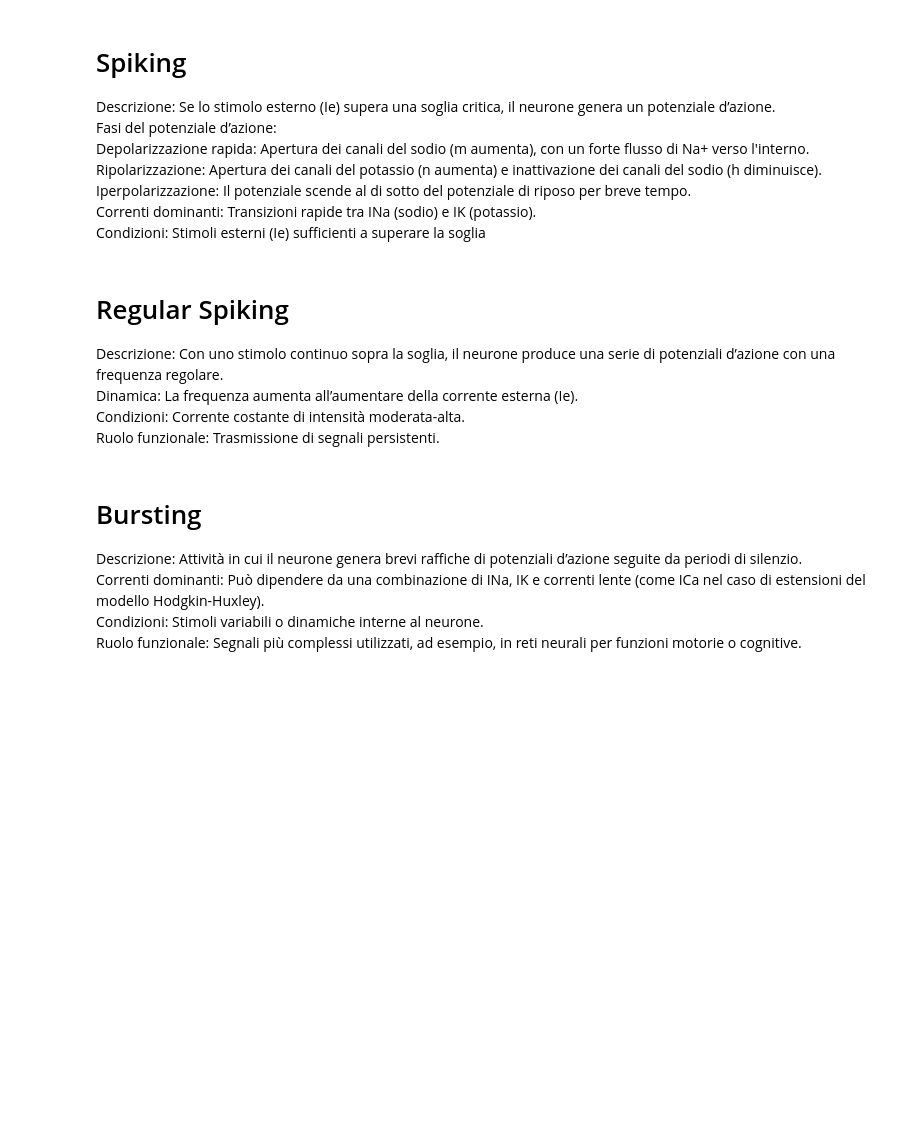
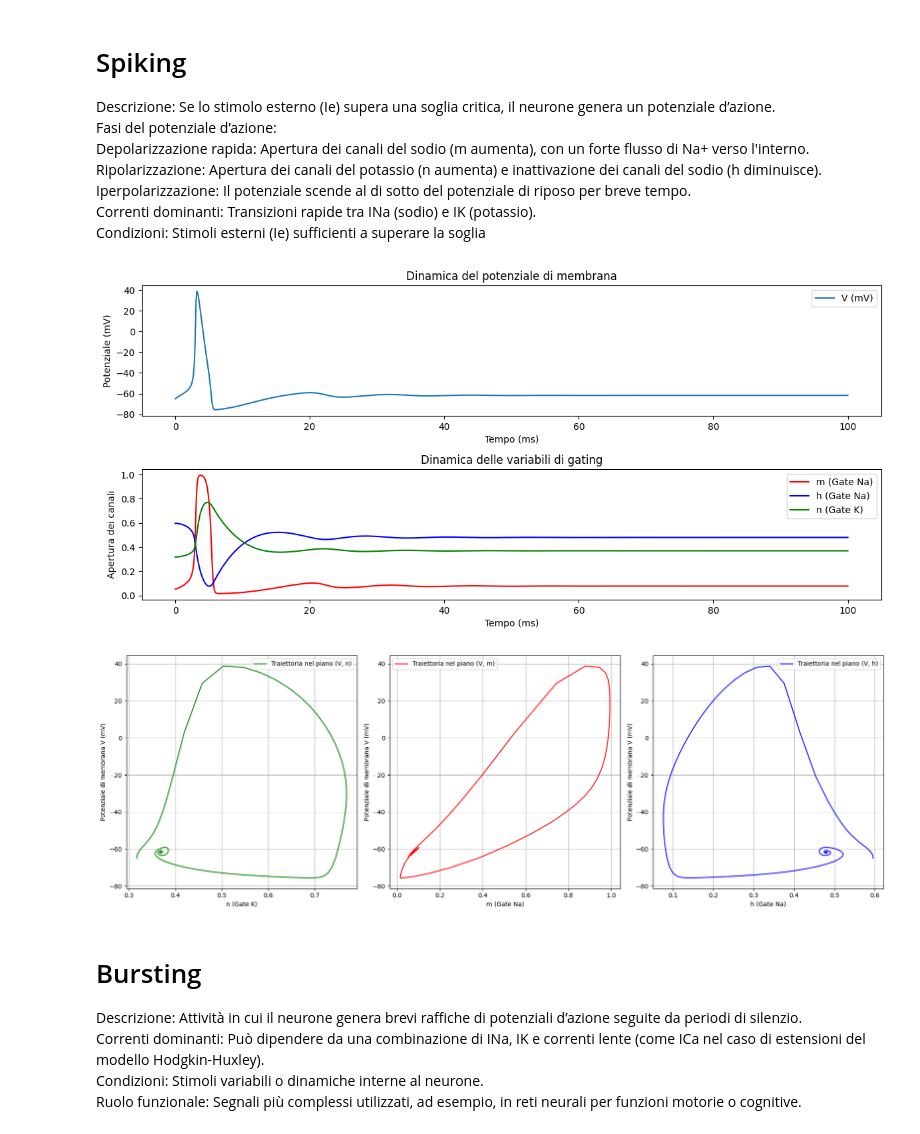
Before and after one commit to pietromihelj/modelli-e-sistemi-complessi, a Jupyter notebook: neuron_dynamical_system_Pietro_Mihelj.ipynb, the cells around one changed output. Saved outputs shown, nothing was run; the diff lists cells and outputs as text; code cells hidden in the pictures; blank space fills up the shorter version.

```diff
--- a/neuron_dynamical_system_Pietro_Mihelj.ipynb
+++ b/neuron_dynamical_system_Pietro_Mihelj.ipynb
@@ -330,12 +339,12 @@ Fasi del potenziale d’azione:
     Iperpolarizzazione: Il potenziale scende al di sotto del potenziale di riposo per breve tempo.
 Correnti dominanti: Transizioni rapide tra INa (sodio) e IK (potassio).
 Condizioni: Stimoli esterni (Ie) sufficienti a superare la soglia
-# %% [markdown]
-# Regular Spiking #
-Descrizione: Con uno stimolo continuo sopra la soglia, il neurone produce una serie di potenziali d’azione con una frequenza regolare.
-Dinamica: La frequenza aumenta all’aumentare della corrente esterna (Ie).
-Condizioni: Corrente costante di intensità moderata-alta.
-Ruolo funzionale: Trasmissione di segnali persistenti.
+# %%
+I_ext = 5
+time_phase_plot(-65,100,1000,I_ext)
+# %% [output]
+[figure, added]
+[figure, added]
 # %% [markdown]
 # Bursting #
 Descrizione: Attività in cui il neurone genera brevi raffiche di potenziali d’azione seguite da periodi di silenzio.
```
Also changed, not shown: parts of 10 cells of this notebook.
